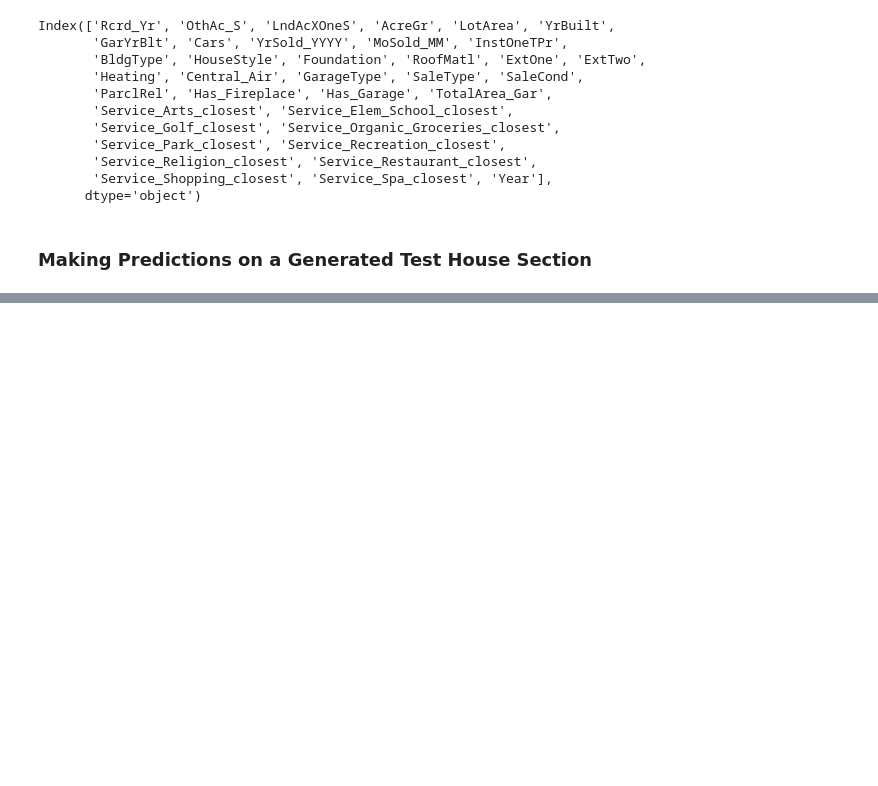
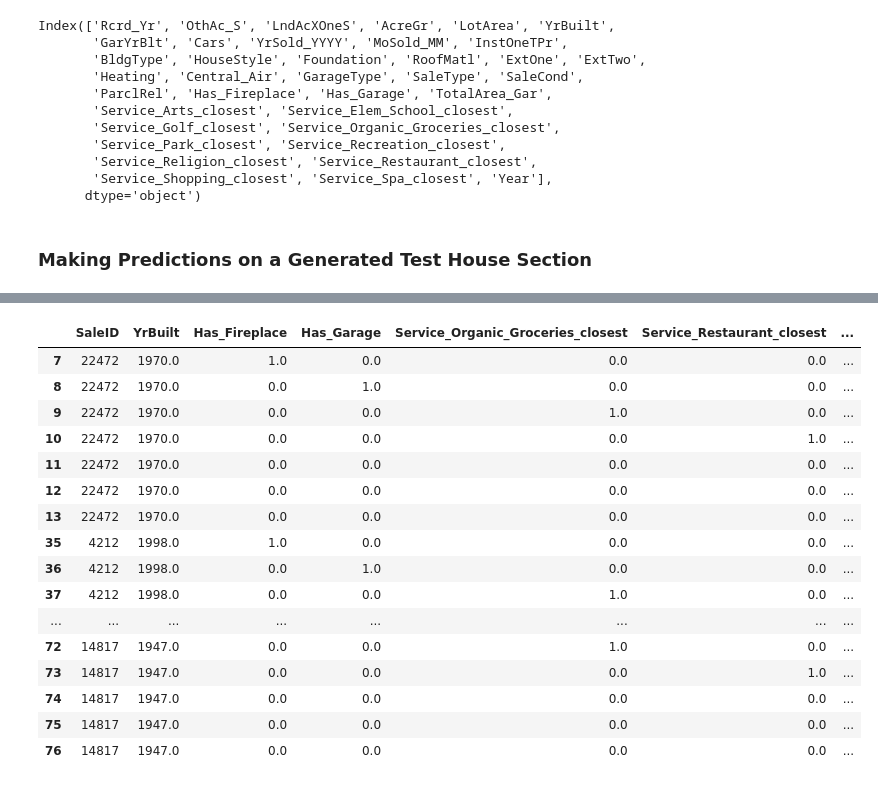
Before and after one commit to lelandjmurrin/Ames_Housing_Project, a Jupyter notebook: Ames_Housing_SalePrice_Distance_Predictions.ipynb, the cells around one changed output, grey strips where cells are left out. Saved outputs shown, nothing was run; the diff lists cells and outputs as text; code cells hidden in the pictures; blank space fills up the shorter version.

```diff
--- a/Ames_Housing_SalePrice_Distance_Predictions.ipynb
+++ b/Ames_Housing_SalePrice_Distance_Predictions.ipynb
@@ -1709,0 +1788,20 @@ df_houseBoth[["Prop_Addr"]].join(df_predict.set_index("SaleID"), how = "right").
+# %%
+df_display
+# %% [output]
+|  | SaleID | YrBuilt | Has_Fireplace | Has_Garage | Service_Organic_Groceries_closest | Service_Restaurant_closest | ... |
+| 7 | 22472 | 1970.0 | 1.0 | 0.0 | 0.0 | 0.0 | ... |
+| 8 | 22472 | 1970.0 | 0.0 | 1.0 | 0.0 | 0.0 | ... |
+| 9 | 22472 | 1970.0 | 0.0 | 0.0 | 1.0 | 0.0 | ... |
+| 10 | 22472 | 1970.0 | 0.0 | 0.0 | 0.0 | 1.0 | ... |
+| 11 | 22472 | 1970.0 | 0.0 | 0.0 | 0.0 | 0.0 | ... |
+| 12 | 22472 | 1970.0 | 0.0 | 0.0 | 0.0 | 0.0 | ... |
+| 13 | 22472 | 1970.0 | 0.0 | 0.0 | 0.0 | 0.0 | ... |
+| 35 | 4212 | 1998.0 | 1.0 | 0.0 | 0.0 | 0.0 | ... |
+| 36 | 4212 | 1998.0 | 0.0 | 1.0 | 0.0 | 0.0 | ... |
+| 37 | 4212 | 1998.0 | 0.0 | 0.0 | 1.0 | 0.0 | ... |
+| ... | ... | ... | ... | ... | ... | ... | ... |
+| 72 | 14817 | 1947.0 | 0.0 | 0.0 | 1.0 | 0.0 | ... |
+| 73 | 14817 | 1947.0 | 0.0 | 0.0 | 0.0 | 1.0 | ... |
+| 74 | 14817 | 1947.0 | 0.0 | 0.0 | 0.0 | 0.0 | ... |
+| 75 | 14817 | 1947.0 | 0.0 | 0.0 | 0.0 | 0.0 | ... |
+| 76 | 14817 | 1947.0 | 0.0 | 0.0 | 0.0 | 0.0 | ... |
```
Also changed, not shown: parts of 9 cells of this notebook, 2 other files.
